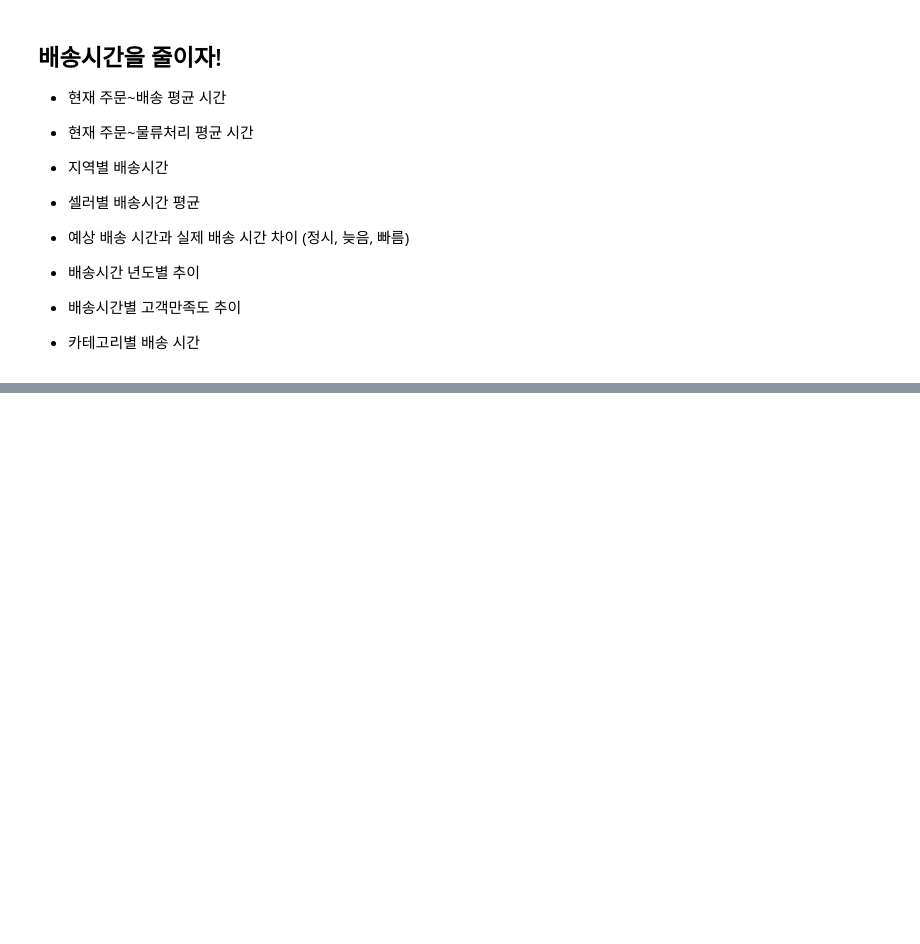
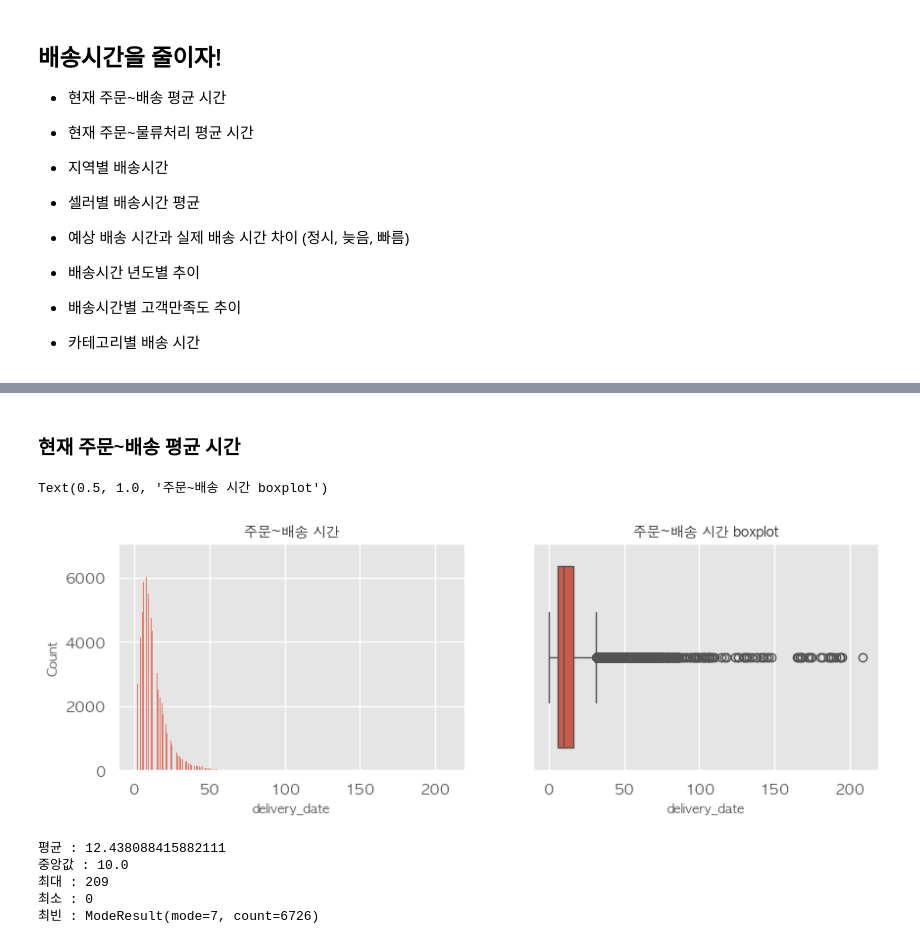
Before and after one commit to jiin124/KPI_Dacon_2024, a Jupyter notebook: aov.ipynb, the cells around one changed output, grey strips where cells are left out. Cells and saved outputs as stored; diff of their text form; code cells hidden in the pictures; blank space fills up the shorter version.

Commit message:
delivery

```diff
--- a/aov.ipynb
+++ b/aov.ipynb
@@ -539,3 +539,7 @@ city_score.to_csv('data/order_final.csv',index=False)
 - 배송시간 년도별 추이
 - 배송시간별 고객만족도 추이
 - 카테고리별 배송 시간
+# %%
+df=pd.read_csv('data/order_final.csv')
+display(data_summary(df))
+display(df.info())
@@ -541,0 +582,31 @@ city_score.to_csv('data/order_final.csv',index=False)
+# %% [markdown]
+### 현재 주문~배송 평균 시간
+# %%
+
+plt.rc('font', size=8)  # 전체 폰트 크기를 14로 변경
+plt.rc('axes', titlesize=10)  # 제목 폰트 크기를 18로 변경
+
+fig,axes=plt.subplots(1,2,figsize=(10,3))
+
+sns.histplot(data=df,x='delivery_date',ax=axes[0])
+axes[0].set_title("주문~배송 시간")
+
+sns.boxplot(data=df,x='delivery_date',ax=axes[1])
+axes[1].set_title("주문~배송 시간 boxplot")
+# %% [output]
+Text(0.5, 1.0, '주문~배송 시간 boxplot')
+[figure, added]
+# %%
+from scipy. stats import mode
+
+print('평균 :',np.mean(df['delivery_date']))
+print('중앙값 :',np.median(df['delivery_date']))
+print('최대 :',np.max(df['delivery_date']))
+print('최소 :',np.min(df['delivery_date']))
+print('최빈 :',mode(df['delivery_date']))
+# %% [output]
+평균 : 12.438088415882111
+중앙값 : 10.0
+최대 : 209
+최소 : 0
+최빈 : ModeResult(mode=7, count=6726)
```
Also changed, not shown: parts of 24 cells of this notebook, 5 other files.
